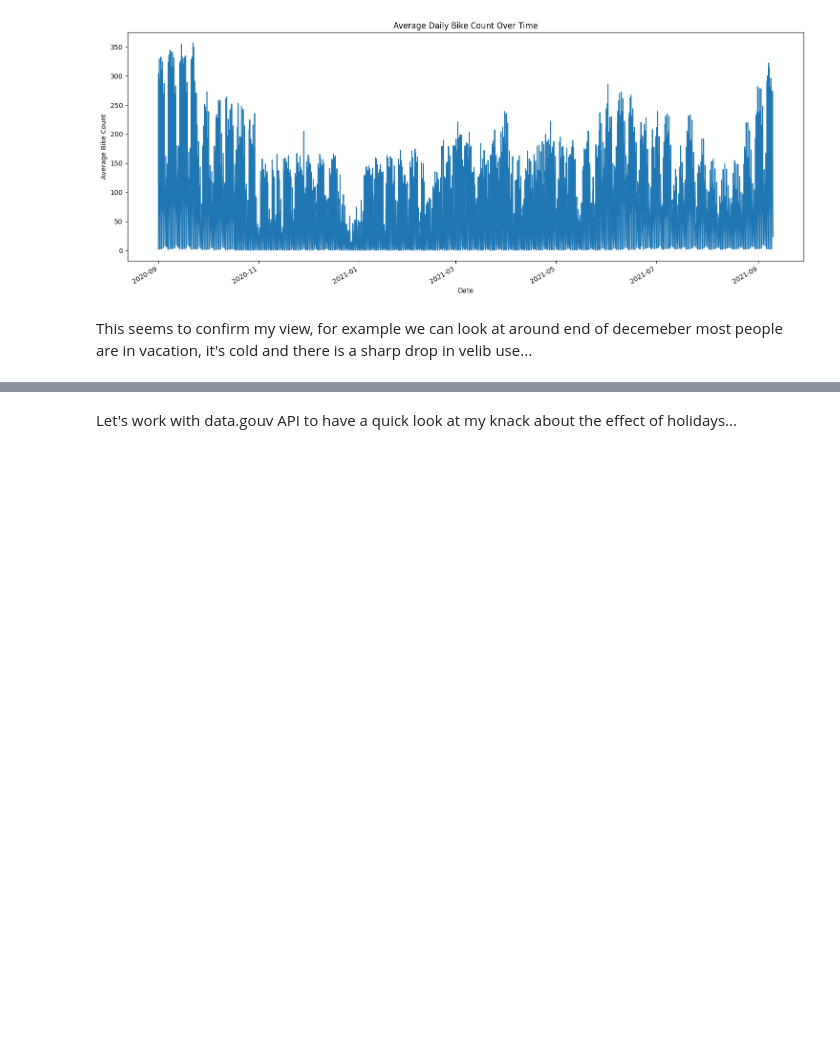
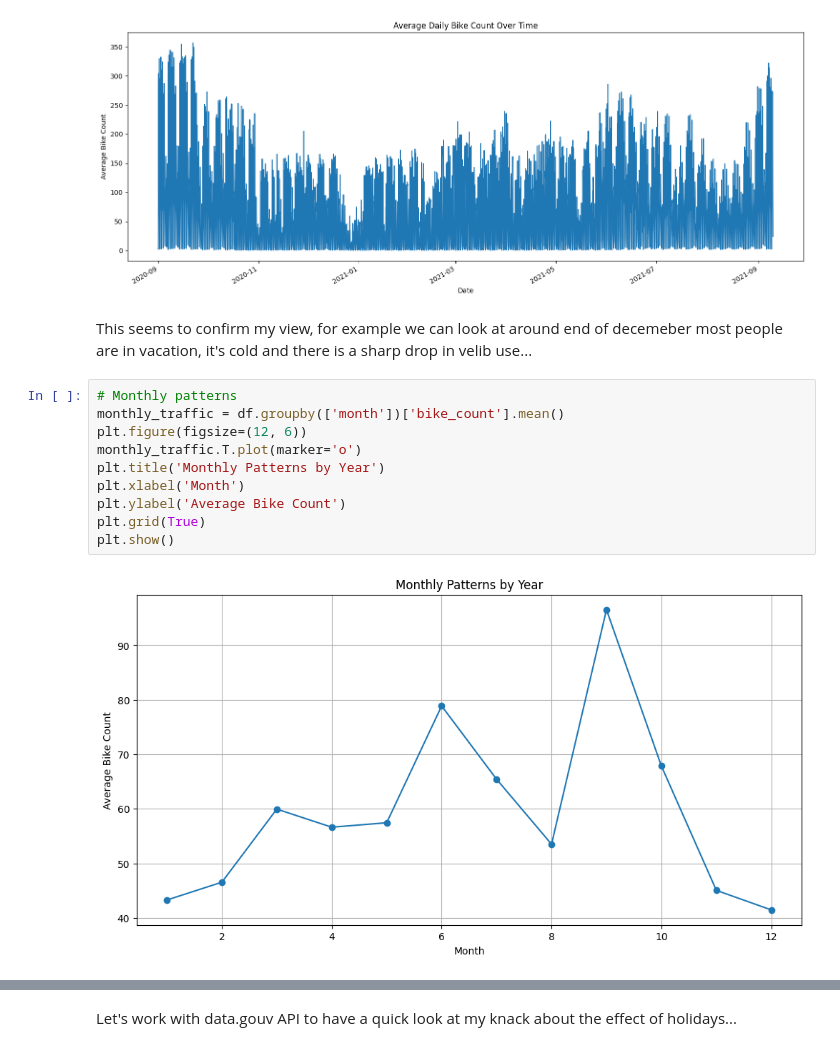
Before and after one commit to alexandreblivet/bike_counters_ac_team, a Jupyter notebook: methodology_notebook.ipynb, the cells around one changed output, grey strips where cells are left out. Drawn from its saved outputs; the diff is of its cells as text; blank space fills up the shorter version.

```diff
--- a/methodology_notebook.ipynb
+++ b/methodology_notebook.ipynb
@@ -117,5 +117,17 @@ plt.show()
 [figure]
 # %% [markdown]
 This seems to confirm my view, for example we can look at around end of decemeber most people are in vacation, it's cold and there is a sharp drop in velib use...
+# %%
+# Monthly patterns
+monthly_traffic = df.groupby(['month'])['bike_count'].mean()
+plt.figure(figsize=(12, 6))
+monthly_traffic.T.plot(marker='o')
+plt.title('Monthly Patterns by Year')
+plt.xlabel('Month')
+plt.ylabel('Average Bike Count')
+plt.grid(True)
+plt.show()
+# %% [output]
+[figure, added]
 # %%
 
```
Also changed, not shown: parts of 20 cells of this notebook.
